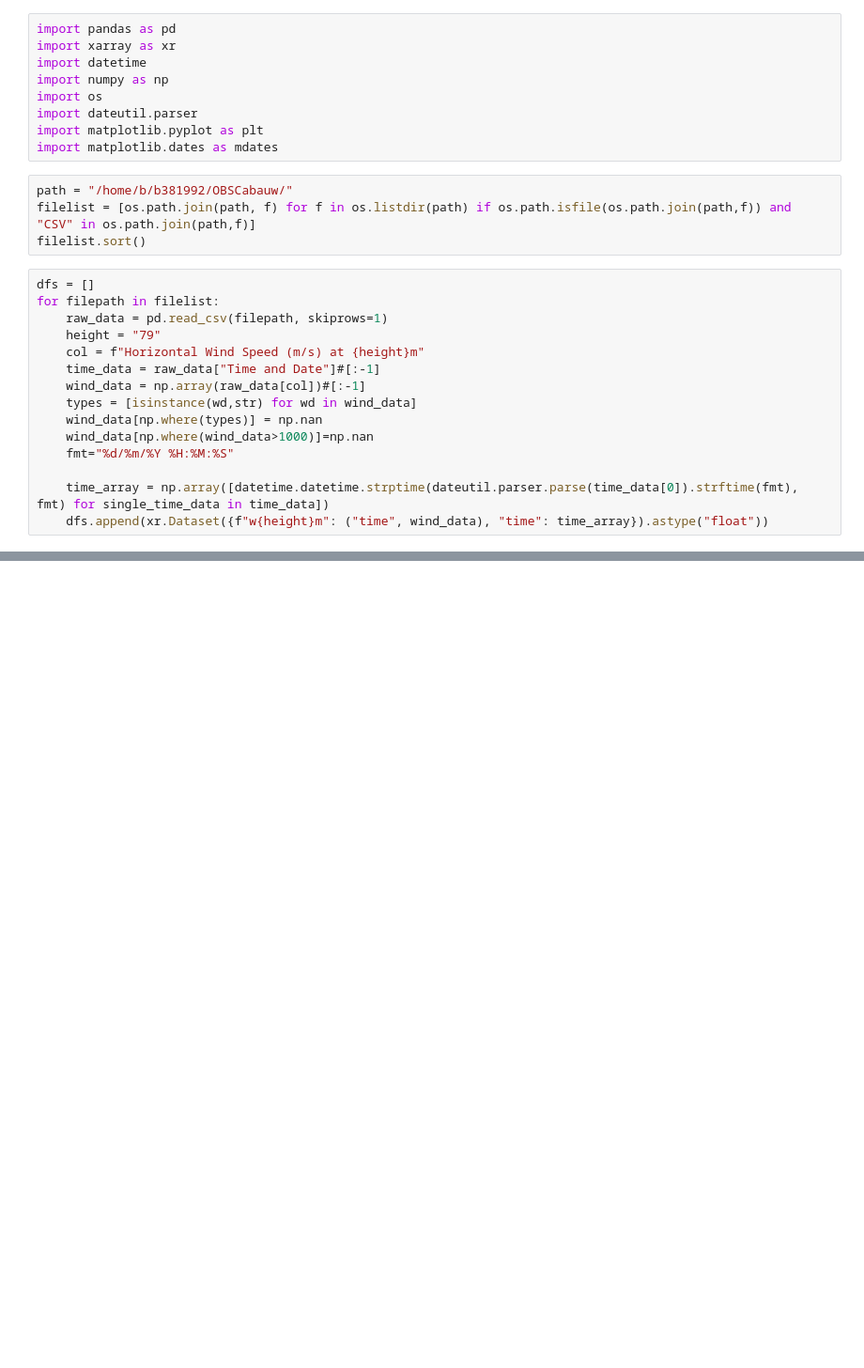
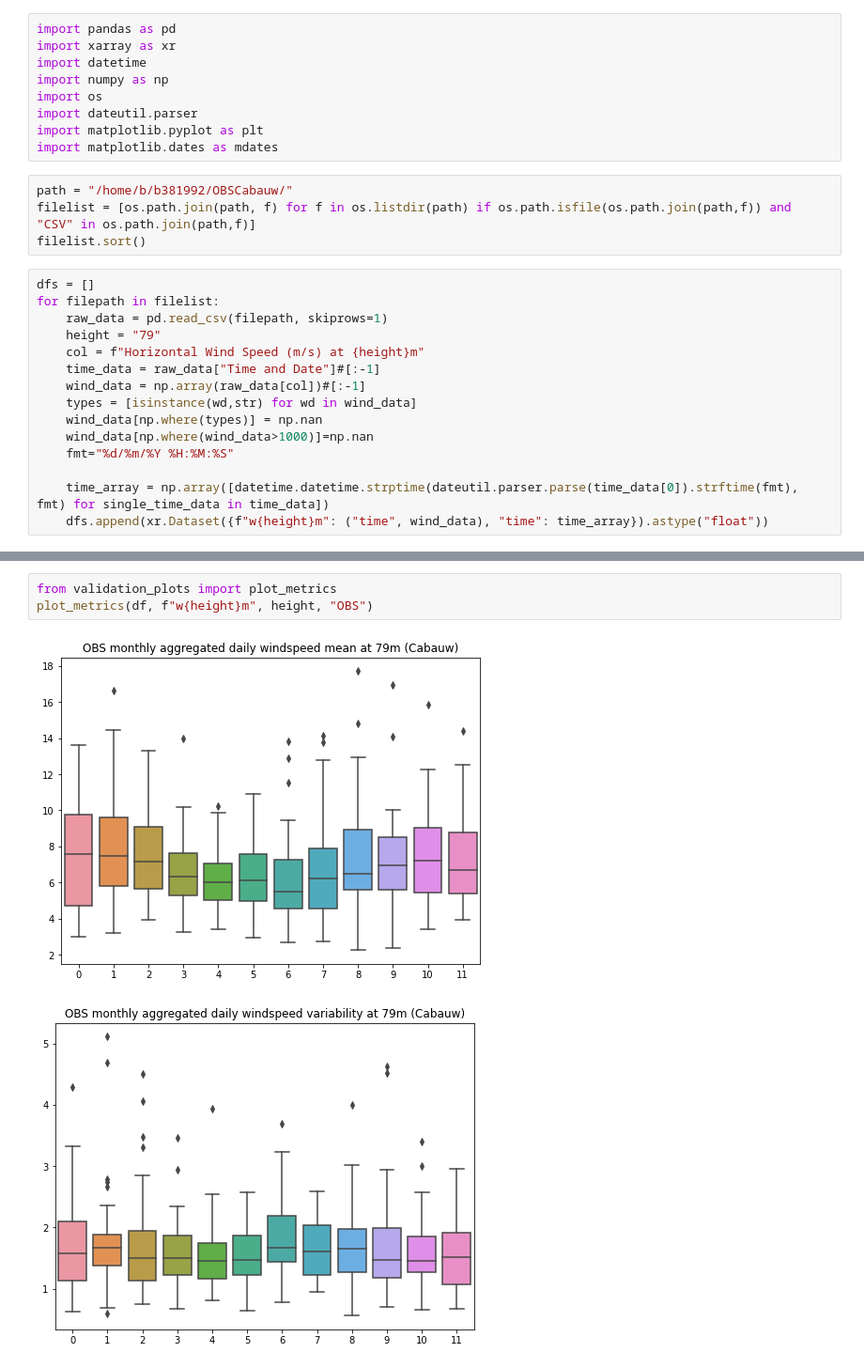
Before and after one commit to pepcos/C2HackathonWind, a Jupyter notebook: OBS_Cabauw.ipynb, the cells around one changed output, grey strips where cells are left out. Shown at 94% size. Saved outputs shown, nothing was run; the diff lists cells and outputs as text; blank space fills up the shorter version.

Commit message:
plot daily stats

```diff
--- a/OBS_Cabauw.ipynb
+++ b/OBS_Cabauw.ipynb
@@ -46,0 +53,6 @@ Text(0.5, 1.0, 'Wind at 79m - City: Cabauw')
+# %%
+from validation_plots import plot_metrics
+plot_metrics(df, f"w{height}m", height, "OBS")
+# %% [output]
+[figure, added]
+[figure, added]
```
Also changed, not shown: parts of 8 cells of this notebook, 3 other files.
